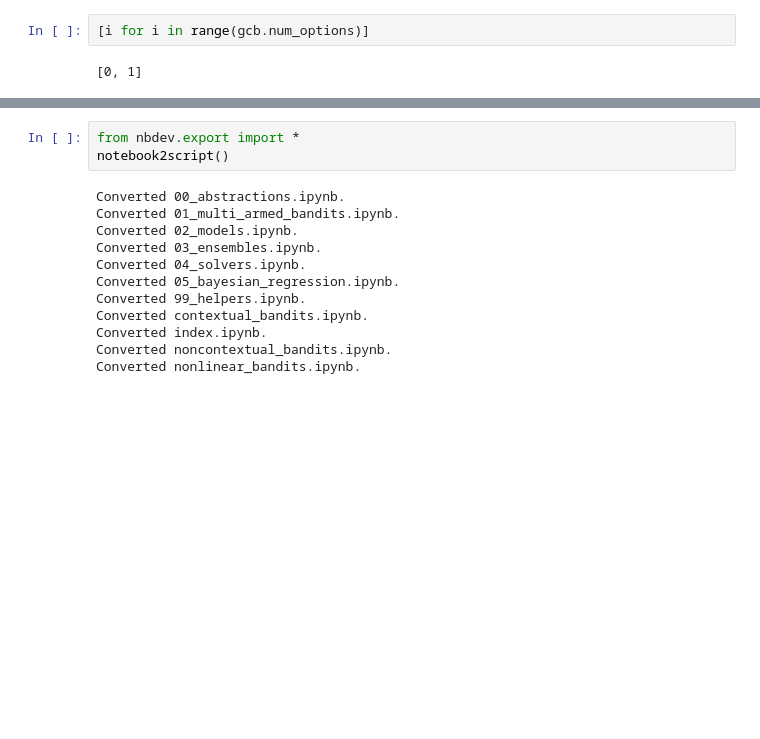
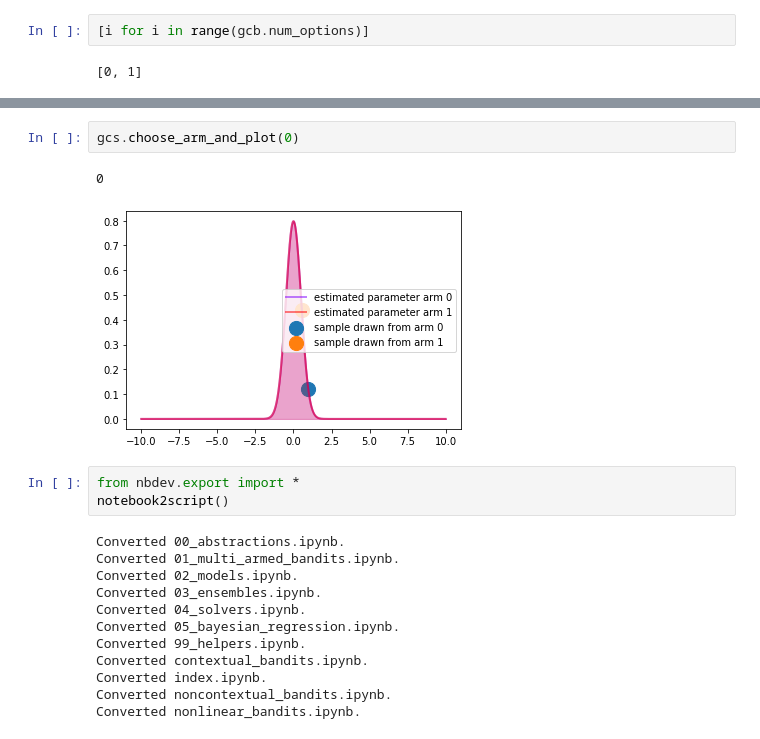
Before and after one commit to wooohoooo/thompson_sampling, a Jupyter notebook: 04_solvers.ipynb, the cells around one changed output, grey strips where cells are left out. Saved outputs shown, nothing was run; the diff lists cells and outputs as text; blank space fills up the shorter version.

```diff
--- a/04_solvers.ipynb
+++ b/04_solvers.ipynb
@@ -708,3 +775,8 @@ gcb.plot_params()
+# %%
+gcs.choose_arm_and_plot(0)
+# %% [output]
+0
+[figure, added]
 # %%
 from nbdev.export import *
 notebook2script()
```
Also changed, not shown: parts of 6 cells of this notebook.
